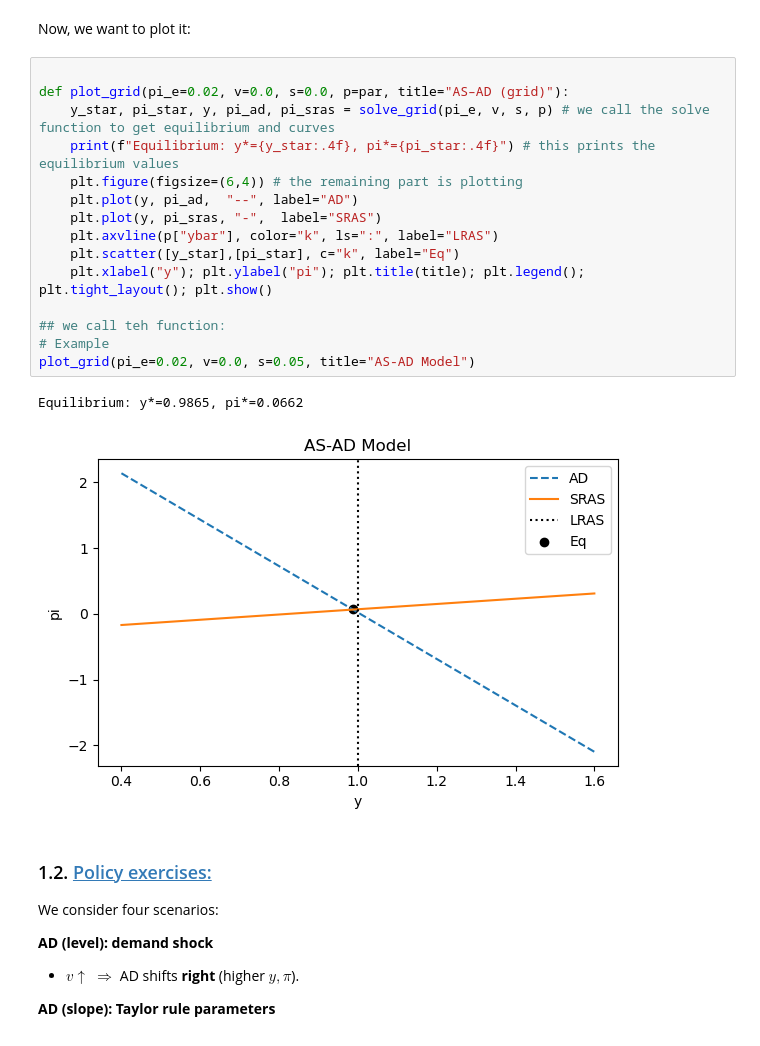
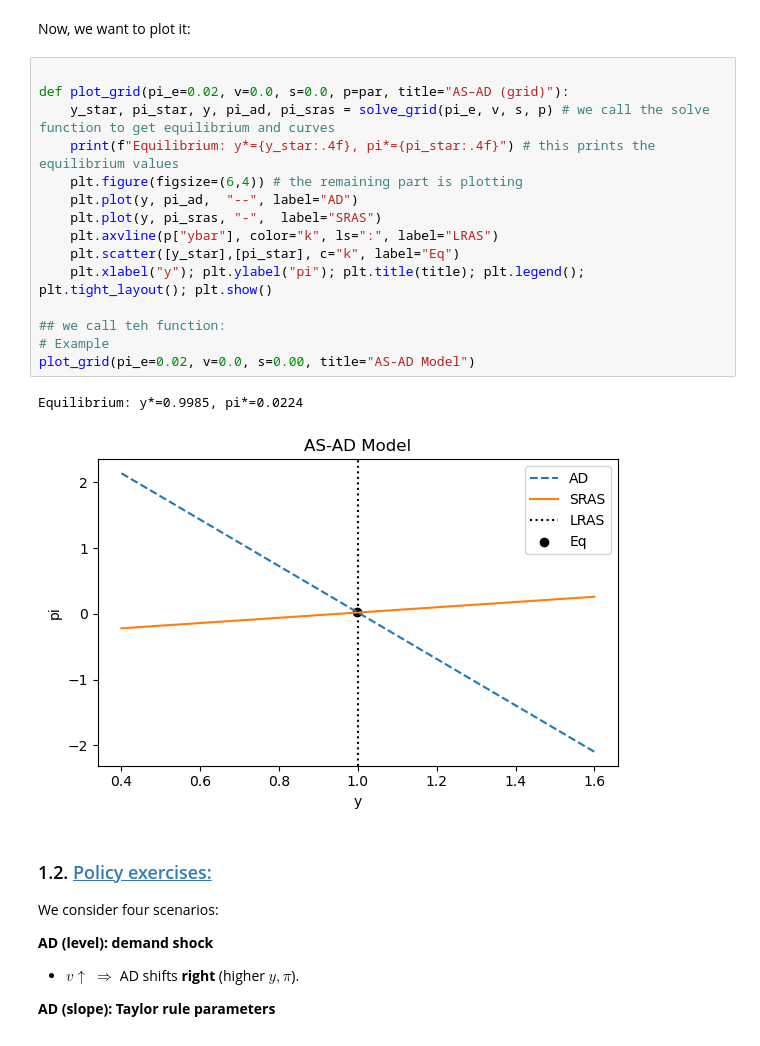
Before and after one commit to NumEconCopenhagen/ProgEcon-lectures, a Jupyter notebook: 11_ASAD/01_ASAD_closed.ipynb, the cells around one changed output. Drawn from its saved outputs; the diff is of its cells as text.

```diff
--- a/11_ASAD/01_ASAD_closed.ipynb
+++ b/11_ASAD/01_ASAD_closed.ipynb
@@ -134,21 +134,21 @@ Now, we want to plot it:
 # %%
 
 def plot_grid(pi_e=0.02, v=0.0, s=0.0, p=par, title="AS–AD (grid)"):
     y_star, pi_star, y, pi_ad, pi_sras = solve_grid(pi_e, v, s, p) # we call the solve function to get equilibrium and curves
     print(f"Equilibrium: y*={y_star:.4f}, pi*={pi_star:.4f}") # this prints the equilibrium values
     plt.figure(figsize=(6,4)) # the remaining part is plotting
     plt.plot(y, pi_ad,  "--", label="AD")
     plt.plot(y, pi_sras, "-",  label="SRAS")
     plt.axvline(p["ybar"], color="k", ls=":", label="LRAS")
     plt.scatter([y_star],[pi_star], c="k", label="Eq")
     plt.xlabel("y"); plt.ylabel("pi"); plt.title(title); plt.legend(); plt.tight_layout(); plt.show()
 
 ## we call teh function:
 # Example
-plot_grid(pi_e=0.02, v=0.0, s=0.05, title="AS-AD Model")
+plot_grid(pi_e=0.02, v=0.0, s=0.00, title="AS-AD Model")
 # %% [output]
-Equilibrium: y*=0.9865, pi*=0.0662
+Equilibrium: y*=0.9985, pi*=0.0224
-[figure, old version]
+[figure, new version]
 # %% [markdown]
 ### 1.2. <a id='toc1_2_'></a>[Policy exercises:](#toc0_)
 
```
Also changed, not shown: parts of 6 cells of this notebook, 1 other file.
